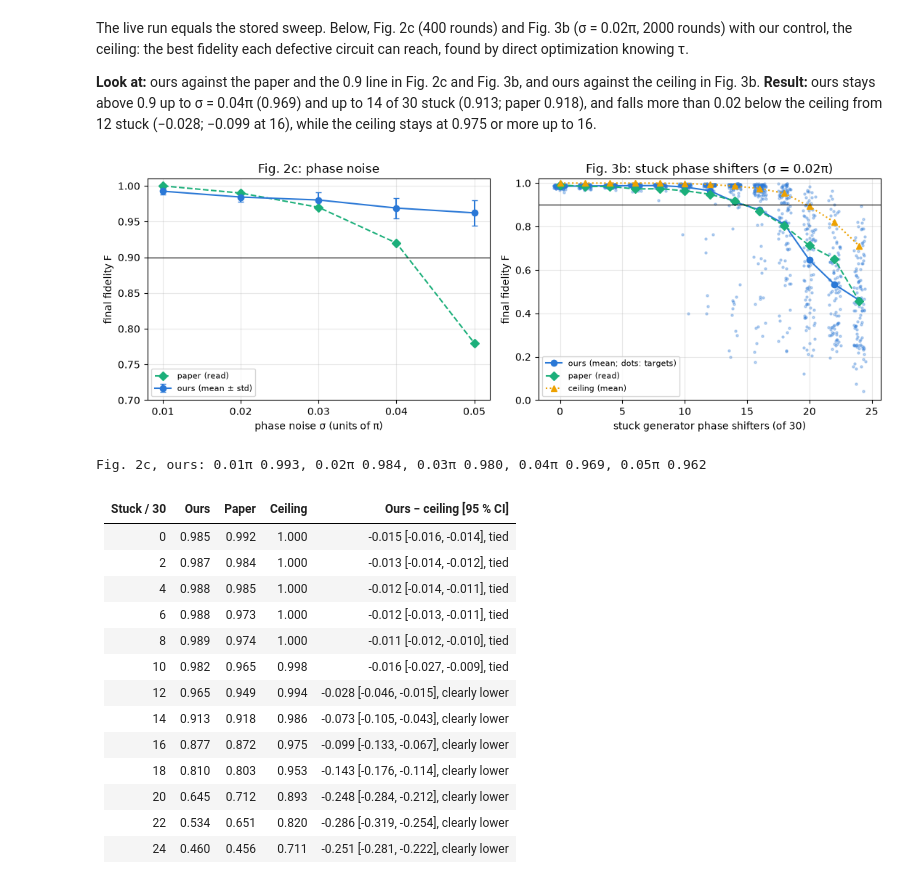
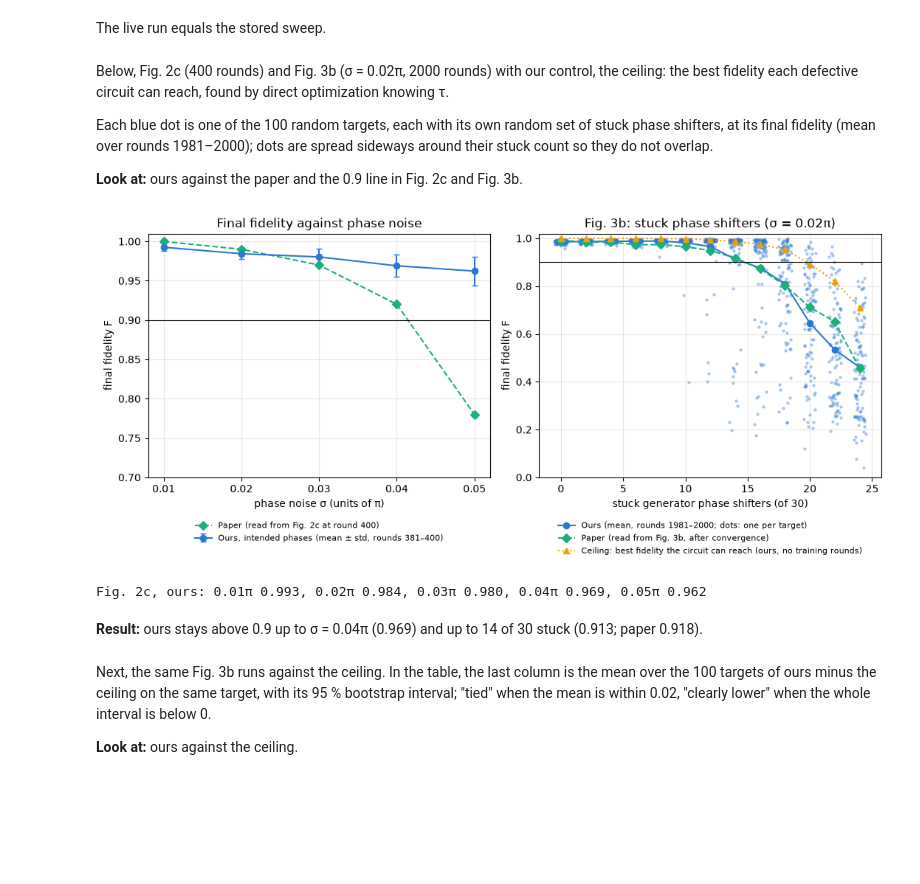
Before and after one commit to LambdaKet/reproduced_papers, a Jupyter notebook: papers/qgan_quantum_data_photonics/notebook.ipynb, the cells around one changed output. Drawn from its saved outputs; the diff is of its cells as text; code cells hidden in the pictures; blank space fills up the shorter version.

```diff
--- a/papers/qgan_quantum_data_photonics/notebook.ipynb
+++ b/papers/qgan_quantum_data_photonics/notebook.ipynb
@@ -155,57 +157,43 @@ print(f"largest per-target difference, live − stored: {np.abs(live_final - sto
 | Stored sweep | 0.962 ± 0.018 | 99% |
 | Paper (read from Fig. 2c) | 0.78 | — |
 largest per-target difference, live − stored: 5.0e-07 (stored values rounded to 1e-6)
+# %% [markdown]
+The live run equals the stored sweep.
 # %% [markdown]
-The live run equals the stored sweep. Below, Fig. 2c (400 rounds) and Fig. 3b (σ = 0.02π, 2000 rounds) with our control, the ceiling: the best fidelity each defective circuit can reach, found by direct optimization knowing τ.
+Below, Fig. 2c (400 rounds) and Fig. 3b (σ = 0.02π, 2000 rounds) with our control, the ceiling: the best fidelity each defective circuit can reach, found by direct optimization knowing τ.
 
-**Look at:** ours against the paper and the 0.9 line in Fig. 2c and Fig. 3b, and ours against the ceiling in Fig. 3b.
-**Result:** ours stays above 0.9 up to σ = 0.04π (0.969) and up to 14 of 30 stuck (0.913; paper 0.918), and falls more than 0.02 below the ceiling from 12 stuck (−0.028; −0.099 at 16), while the ceiling stays at 0.975 or more up to 16.
+Each blue dot is one of the 100 random targets, each with its own random set of stuck phase shifters, at its final fidelity (mean over rounds 1981–2000); dots are spread sideways around their stuck count so they do not overlap.
+
+**Look at:** ours against the paper and the 0.9 line in Fig. 2c and Fig. 3b.
 # %%
 ours = [stored("phase_noise_sweep", f"sigma_{s}pi") for s in SIGMAS]
 defects = [stored(*defect_run(k)) for k in STUCK]
 ceiling = [stored("oracle_ceiling", f"ceiling_stuck_{k}_of_30", "best_fidelity") for k in STUCK]
 
-fig, (left, right) = plt.subplots(1, 2, figsize=(11, 4))
-left.errorbar(SIGMAS, [v.mean() for v in ours], [v.std(ddof=1) for v in ours], marker="o", color=OURS, capsize=3, label="ours (mean ± std)")
-left.plot(SIGMAS, [paper.PHASE_NOISE_FINAL[s] for s in SIGMAS], "D--", color=PAPER_COLOR, label="paper (read)")
+fig, (left, right) = plt.subplots(1, 2, figsize=(11, 5))
+left.errorbar(SIGMAS, [v.mean() for v in ours], [v.std(ddof=1) for v in ours], marker="o", color=OURS, capsize=3, label="Ours, intended phases (mean ± std, rounds 381–400)")
+left.plot(SIGMAS, [paper.PHASE_NOISE_FINAL[s] for s in SIGMAS], "D--", color=PAPER_COLOR, label="Paper (read from Fig. 2c at round 400)")
 for k, v in zip(STUCK, defects, strict=True):  # one dot per target, spread sideways
     right.scatter(k + np.random.default_rng(k).uniform(-0.5, 0.5, v.size), v, s=5, color=OURS, alpha=0.3)
-right.plot(STUCK, [v.mean() for v in defects], "o-", color=OURS, label="ours (mean; dots: targets)")
-right.plot(paper.DEFECT_STUCK, paper.DEFECT_FIDELITY, "D--", color=PAPER_COLOR, label="paper (read)")
-right.plot(STUCK, [v.mean() for v in ceiling], "^:", color=CEILING, label="ceiling (mean)")
+right.plot(STUCK, [v.mean() for v in defects], "o-", color=OURS, label="Ours (mean, rounds 1981–2000; dots: one per target)")
+right.plot(paper.DEFECT_STUCK, paper.DEFECT_FIDELITY, "D--", color=PAPER_COLOR, label="Paper (read from Fig. 3b, after convergence)")
+right.plot(STUCK, [v.mean() for v in ceiling], "^:", color=CEILING, label="Ceiling: best fidelity the circuit can reach (ours, no training rounds)")
 for ax, xlabel in ((left, "phase noise σ (units of π)"), (right, "stuck generator phase shifters (of 30)")):
     ax.axhline(0.9, color="k", lw=0.8)
     ax.set(xlabel=xlabel, ylabel="final fidelity F")
     ax.grid(alpha=0.3)
-    ax.legend(fontsize=8, loc="lower left")
-left.set(title="Fig. 2c: phase noise", ylim=(0.7, 1.01), xticks=SIGMAS)
+    ax.legend(fontsize=8, loc="upper center", bbox_to_anchor=(0.5, -0.15), frameon=False)  # below: inside it hides dots
+left.set(title="Final fidelity against phase noise", ylim=(0.7, 1.01), xticks=SIGMAS)
 right.set(title="Fig. 3b: stuck phase shifters (σ = 0.02π)", ylim=(0, 1.02))
 plt.tight_layout()
 plt.show()
-
 print("Fig. 2c, ours:", ", ".join(f"{s}π {v.mean():.3f}" for s, v in zip(SIGMAS, ours, strict=True)))
-table(
-    ["Stuck / 30", "Ours", "Paper", "Ceiling", "Ours − ceiling [95 % CI]"],
-    [
-        [k, f"{v.mean():.3f}", f"{p:.3f}", f"{c.mean():.3f}", paired(v, c)]
-        for k, v, p, c in zip(STUCK, defects, paper.DEFECT_FIDELITY, ceiling, strict=True)
-    ],
-)
 # %% [output]
-[figure, old version]
+[figure, new version]
 Fig. 2c, ours: 0.01π 0.993, 0.02π 0.984, 0.03π 0.980, 0.04π 0.969, 0.05π 0.962
-| Stuck / 30 | Ours | Paper | Ceiling | Ours − ceiling [95 % CI] |
-|---|---|---|---|---|
-| 0 | 0.985 | 0.992 | 1.000 | -0.015 [-0.016, -0.014], tied |
-| 2 | 0.987 | 0.984 | 1.000 | -0.013 [-0.014, -0.012], tied |
-| 4 | 0.988 | 0.985 | 1.000 | -0.012 [-0.014, -0.011], tied |
-| 6 | 0.988 | 0.973 | 1.000 | -0.012 [-0.013, -0.011], tied |
-| 8 | 0.989 | 0.974 | 1.000 | -0.011 [-0.012, -0.010], tied |
-| 10 | 0.982 | 0.965 | 0.998 | -0.016 [-0.027, -0.009], tied |
-| 12 | 0.965 | 0.949 | 0.994 | -0.028 [-0.046, -0.015], clearly lower |
-| 14 | 0.913 | 0.918 | 0.986 | -0.073 [-0.105, -0.043], clearly lower |
-| 16 | 0.877 | 0.872 | 0.975 | -0.099 [-0.133, -0.067], clearly lower |
-| 18 | 0.810 | 0.803 | 0.953 | -0.143 [-0.176, -0.114], clearly lower |
-| 20 | 0.645 | 0.712 | 0.893 | -0.248 [-0.284, -0.212], clearly lower |
-| 22 | 0.534 | 0.651 | 0.820 | -0.286 [-0.319, -0.254], clearly lower |
-| 24 | 0.460 | 0.456 | 0.711 | -0.251 [-0.281, -0.222], clearly lower |
+# %% [markdown]
+**Result:** ours stays above 0.9 up to σ = 0.04π (0.969) and up to 14 of 30 stuck (0.913; paper 0.918).
+# %% [markdown]
+Next, the same Fig. 3b runs against the ceiling. In the table, the last column is the mean over the 100 targets of ours minus the ceiling on the same target, with its 95 % bootstrap interval; "tied" when the mean is within 0.02, "clearly lower" when the whole interval is below 0.
+
+**Look at:** ours against the ceiling.
```
Also changed, not shown: parts of 31 cells of this notebook, 8 other files.
